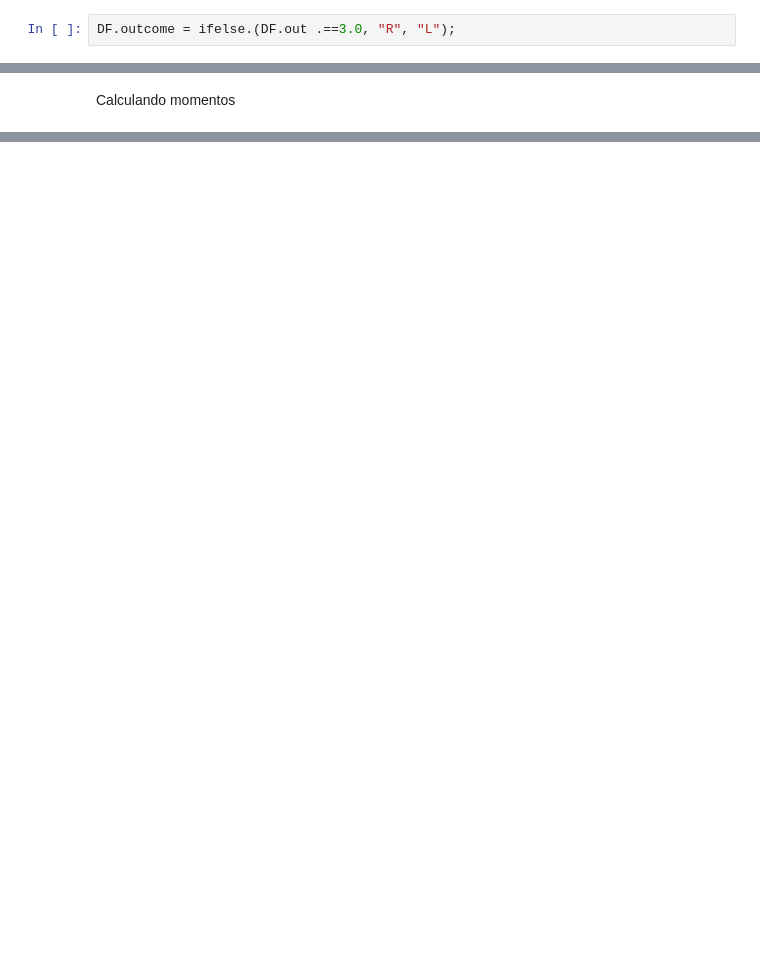
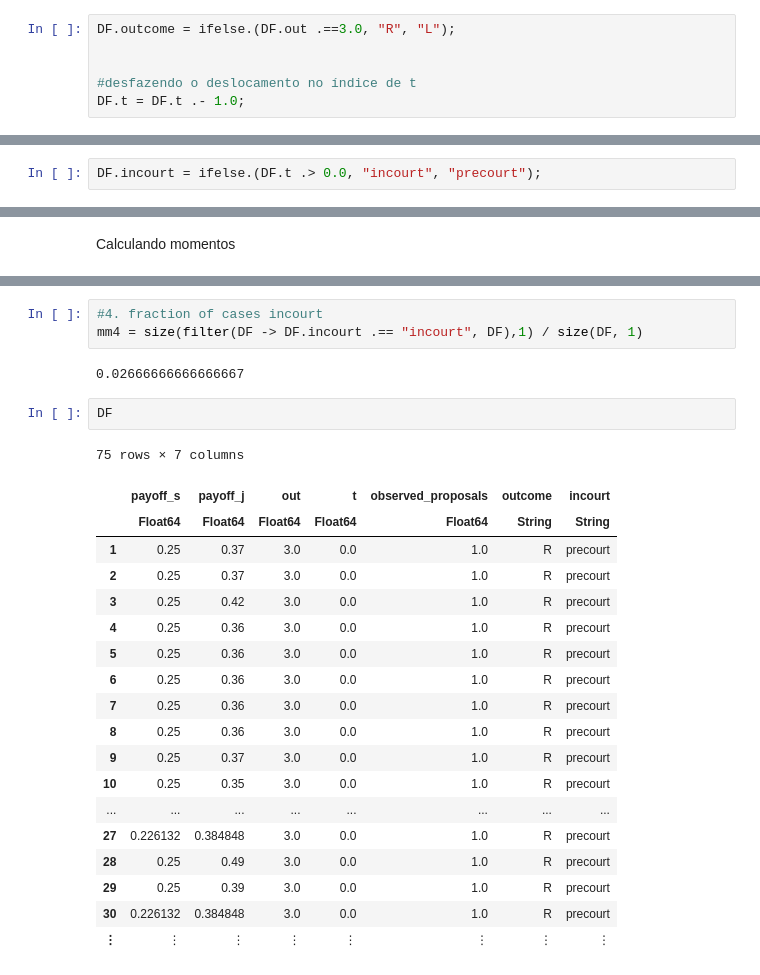
Before and after one commit to jmatheusgpa/BargainingJulia, a Jupyter notebook: solve_model.ipynb, the cells around one changed output, grey strips where cells are left out. Drawn from its saved outputs; the diff is of its cells as text; blank space fills up the shorter version.

```diff
--- a/solve_model.ipynb
+++ b/solve_model.ipynb
@@ -1064,2 +1065,6 @@ Y = ifelse.(DF.x3 .== 3.0, "Reorganized", "Liquidated");
 # %%
 DF.outcome = ifelse.(DF.out .==3.0, "R", "L");
+
+
+#desfazendo o deslocamento no índice de t
+DF.t = DF.t .- 1.0;
@@ -1065,0 +1089,2 @@ DF.outcome = ifelse.(DF.out .==3.0, "R", "L");
+# %%
+DF.incourt = ifelse.(DF.t .> 0.0, "incourt", "precourt");
@@ -1109,0 +1131,27 @@ Data = Results[1,:,:]
+# %%
+#4. fraction of cases incourt
+mm4 = size(filter(DF -> DF.incourt .== "incourt", DF),1) / size(DF, 1)
+# %% [output]
+0.02666666666666667
+# %%
+DF
+# %% [output]
+75 rows × 7 columns
+|  | payoff_s | payoff_j | out | t | observed_proposals | outcome | incourt |
+|  | Float64 | Float64 | Float64 | Float64 | Float64 | String | String |
+| 1 | 0.25 | 0.37 | 3.0 | 0.0 | 1.0 | R | precourt |
+| 2 | 0.25 | 0.37 | 3.0 | 0.0 | 1.0 | R | precourt |
+| 3 | 0.25 | 0.42 | 3.0 | 0.0 | 1.0 | R | precourt |
+| 4 | 0.25 | 0.36 | 3.0 | 0.0 | 1.0 | R | precourt |
+| 5 | 0.25 | 0.36 | 3.0 | 0.0 | 1.0 | R | precourt |
+| 6 | 0.25 | 0.36 | 3.0 | 0.0 | 1.0 | R | precourt |
+| 7 | 0.25 | 0.36 | 3.0 | 0.0 | 1.0 | R | precourt |
+| 8 | 0.25 | 0.36 | 3.0 | 0.0 | 1.0 | R | precourt |
+| 9 | 0.25 | 0.37 | 3.0 | 0.0 | 1.0 | R | precourt |
+| 10 | 0.25 | 0.35 | 3.0 | 0.0 | 1.0 | R | precourt |
+| ... | ... | ... | ... | ... | ... | ... | ... |
+| 27 | 0.226132 | 0.384848 | 3.0 | 0.0 | 1.0 | R | precourt |
+| 28 | 0.25 | 0.49 | 3.0 | 0.0 | 1.0 | R | precourt |
+| 29 | 0.25 | 0.39 | 3.0 | 0.0 | 1.0 | R | precourt |
+| 30 | 0.226132 | 0.384848 | 3.0 | 0.0 | 1.0 | R | precourt |
+| ⋮ | ⋮ | ⋮ | ⋮ | ⋮ | ⋮ | ⋮ | ⋮ |
```
Also changed, not shown: parts of 14 cells of this notebook.
